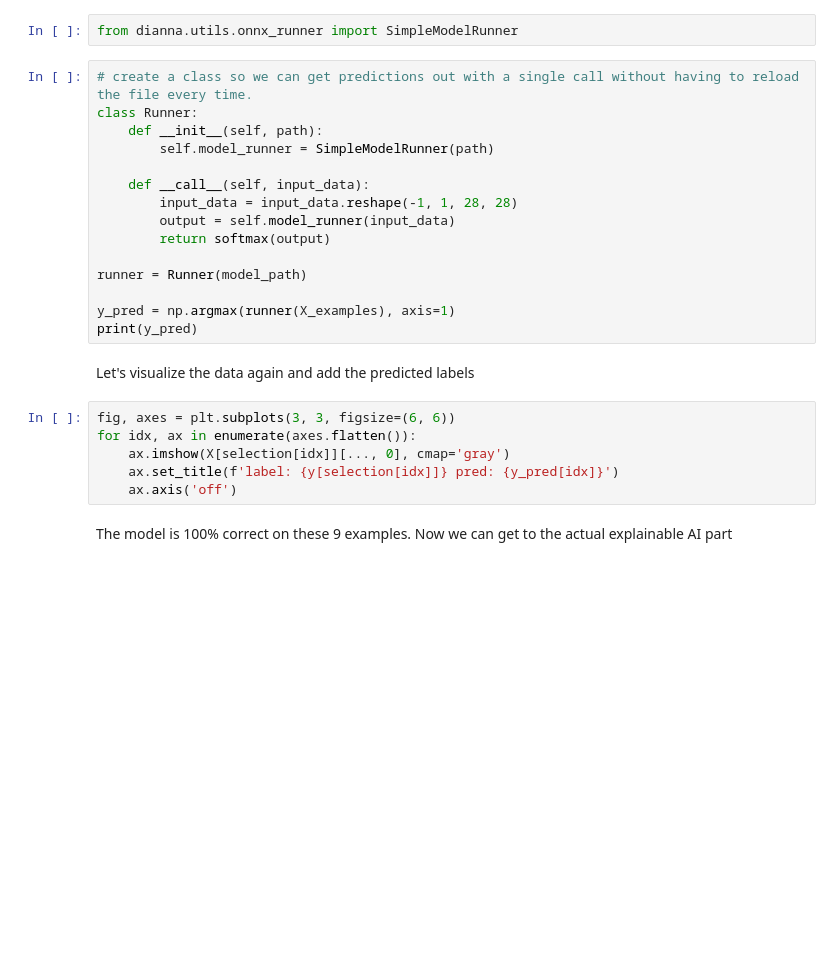
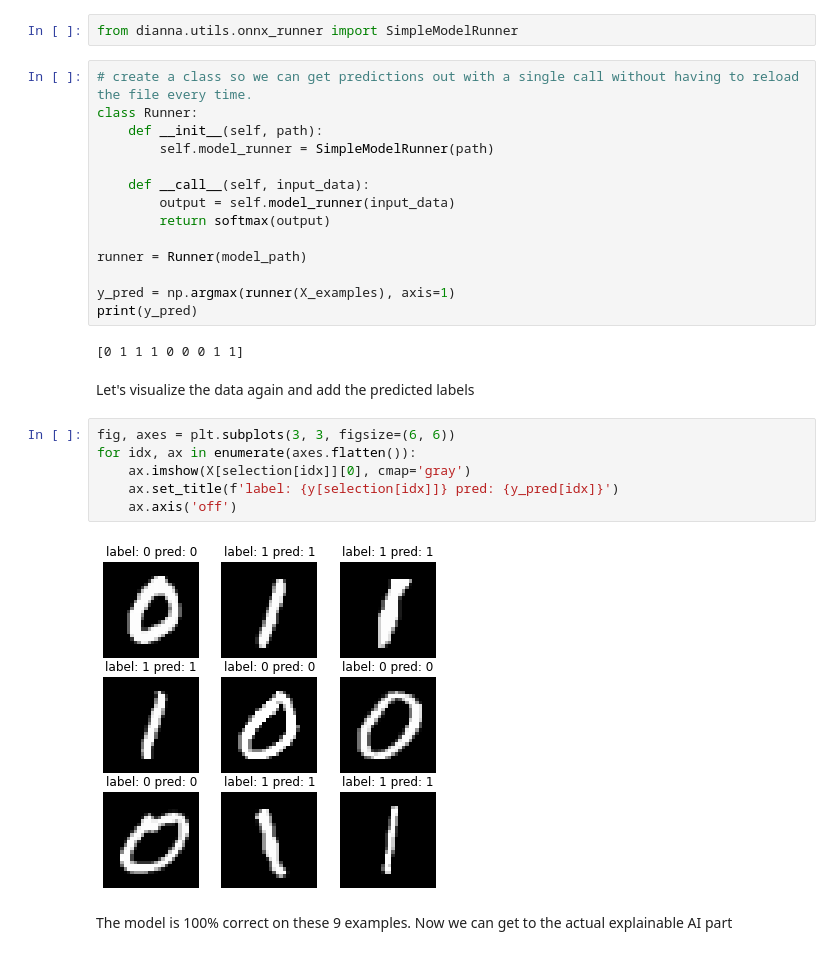
Before and after one commit to loostrum/dianna_demo, a Jupyter notebook: dianna-demo-mnist.ipynb, the cells around one changed output. Drawn from its saved outputs; the diff is of its cells as text; blank space fills up the shorter version.

```diff
--- a/dianna-demo-mnist.ipynb
+++ b/dianna-demo-mnist.ipynb
@@ -61,7 +63,6 @@ class Runner:
         self.model_runner = SimpleModelRunner(path)
 
     def __call__(self, input_data):
-        input_data = input_data.reshape(-1, 1, 28, 28)
         output = self.model_runner(input_data)
         return softmax(output)
 
@@ -69,14 +70,18 @@ runner = Runner(model_path)
 
 y_pred = np.argmax(runner(X_examples), axis=1)
 print(y_pred)
+# %% [output]
+[0 1 1 1 0 0 0 1 1]
 # %% [markdown]
 Let's visualize the data again and add the predicted labels
 # %%
 fig, axes = plt.subplots(3, 3, figsize=(6, 6))
 for idx, ax in enumerate(axes.flatten()):
-    ax.imshow(X[selection[idx]][..., 0], cmap='gray')
+    ax.imshow(X[selection[idx]][0], cmap='gray')
     ax.set_title(f'label: {y[selection[idx]]} pred: {y_pred[idx]}')
     ax.axis('off')
+# %% [output]
+[figure, added]
 # %% [markdown]
 The model is 100% correct on these 9 examples. Now we can get to the actual explainable AI part
 # %% [markdown]
```
Also changed, not shown: parts of 10 cells of this notebook.
